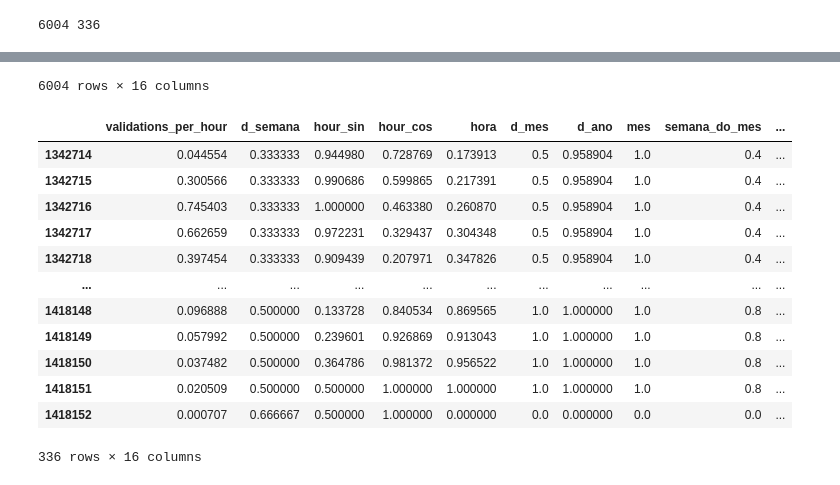
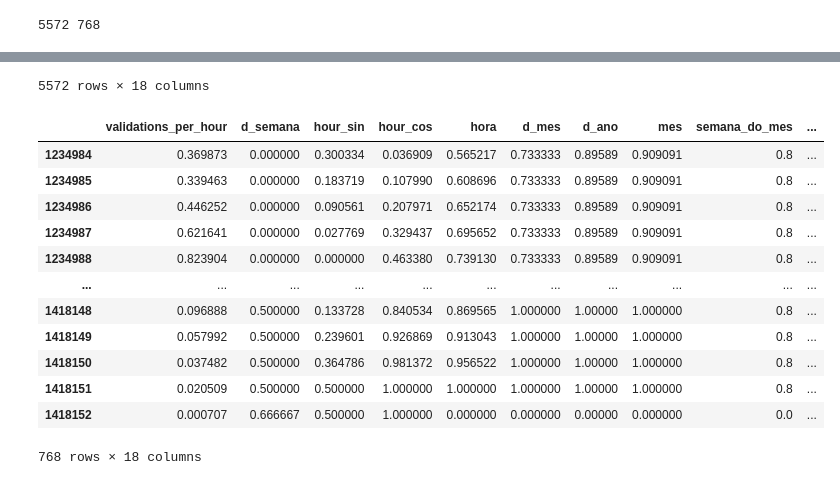
Before and after one commit to medeirosvictor/ds-mobilidade-urbana-fortaleza, a Jupyter notebook: PrevEmbarque-RedeNeural-ComoSerieTemporal.ipynb, the cells around one changed output, grey strips where cells are left out. Drawn from its saved outputs; the diff is of its cells as text; code cells hidden in the pictures.

```diff
--- a/PrevEmbarque-RedeNeural-ComoSerieTemporal.ipynb
+++ b/PrevEmbarque-RedeNeural-ComoSerieTemporal.ipynb
@@ -17,11 +53,15 @@ one_hot_encoder = OneHotEncoder(sparse=False)
 print('Quantidade de Linhas de Onibus', len(data.linha.unique()))
 
 busline_filter = 41
-df_dados = data.loc[data['linha'] == busline_filter]
+df_dados = data[(data['linha'] == busline_filter)] #& (data['mes'] < 12)
 encoded_model_data = df_dados.copy()
 encoded_model_data[['domingo','segunda', 'terca', 'quarta', 'quinta', 'sexta', 'sabado']] = one_hot_encoder.fit_transform(df_dados['d_semana'].values.reshape(-1,1))
 df_dados = encoded_model_data.copy()
+df_dados['feriado'] = [1 if any((x[0] == d and x[1] == m) for (_, d, m) in feriados) else 0 for x in list(zip(df_dados.d_mes, df_dados.mes))]
+df_dados['vespera_feriado'] = [1 if any((x[0] == d and x[1] == m) for (_, d, m) in vesperas) else 0 for x in list(zip(df_dados.d_mes, df_dados.mes))]
+
 display(df_dados)
+print(len(df_dados))
 # %% [output]
 Quantidade de Linhas de Onibus 404
 |  | linha | data_hora | validations_per_hour | d_semana | hour_sin | hour_cos | hora | d_mes | d_ano | ... |
@@ -40,5 +81,5 @@ Quantidade de Linhas de Onibus 404
 # %%
-feature_names = ['validations_per_hour','d_semana','hour_sin','hour_cos','hora','d_mes','d_ano','mes','semana_do_mes','domingo','segunda','terca','quarta','quinta','sexta','sabado']
+feature_names = ['validations_per_hour','d_semana','hour_sin','hour_cos','hora','d_mes','d_ano','mes','semana_do_mes','domingo','segunda','terca','quarta','quinta','sexta','sabado', 'feriado', 'vespera_feriado']
 df_dados_model = df_dados.filter(feature_names)
 
 display(df_dados_model)
@@ -88,6 +129,6 @@ plt.show()
 # %%
 time_steps = 168
-test_size = 168
+test_size = 600
 
 train_size = int(len(df_dados_model)-(test_size))
 train, test = df_dados_model.iloc[0:train_size], df_dados_model.iloc[(train_size-time_steps):len(df_dados_model)]
@@ -96,5 +137,5 @@ print(len(train), len(test))
 display(train)
 display(test)
 # %% [output]
-6004 336
+5572 768
 |  | validations_per_hour | d_semana | hour_sin | hour_cos | hora | d_mes | d_ano | mes | semana_do_mes | ... |
@@ -112,17 +153,17 @@ display(test)
-6004 rows × 16 columns
+5572 rows × 18 columns
 |  | validations_per_hour | d_semana | hour_sin | hour_cos | hora | d_mes | d_ano | mes | semana_do_mes | ... |
-| 1342714 | 0.044554 | 0.333333 | 0.944980 | 0.728769 | 0.173913 | 0.5 | 0.958904 | 1.0 | 0.4 | ... |
-| 1342715 | 0.300566 | 0.333333 | 0.990686 | 0.599865 | 0.217391 | 0.5 | 0.958904 | 1.0 | 0.4 | ... |
-| 1342716 | 0.745403 | 0.333333 | 1.000000 | 0.463380 | 0.260870 | 0.5 | 0.958904 | 1.0 | 0.4 | ... |
-| 1342717 | 0.662659 | 0.333333 | 0.972231 | 0.329437 | 0.304348 | 0.5 | 0.958904 | 1.0 | 0.4 | ... |
-| 1342718 | 0.397454 | 0.333333 | 0.909439 | 0.207971 | 0.347826 | 0.5 | 0.958904 | 1.0 | 0.4 | ... |
+| 1234984 | 0.369873 | 0.000000 | 0.300334 | 0.036909 | 0.565217 | 0.733333 | 0.89589 | 0.909091 | 0.8 | ... |
+| 1234985 | 0.339463 | 0.000000 | 0.183719 | 0.107990 | 0.608696 | 0.733333 | 0.89589 | 0.909091 | 0.8 | ... |
+| 1234986 | 0.446252 | 0.000000 | 0.090561 | 0.207971 | 0.652174 | 0.733333 | 0.89589 | 0.909091 | 0.8 | ... |
+| 1234987 | 0.621641 | 0.000000 | 0.027769 | 0.329437 | 0.695652 | 0.733333 | 0.89589 | 0.909091 | 0.8 | ... |
+| 1234988 | 0.823904 | 0.000000 | 0.000000 | 0.463380 | 0.739130 | 0.733333 | 0.89589 | 0.909091 | 0.8 | ... |
 | ... | ... | ... | ... | ... | ... | ... | ... | ... | ... | ... |
-| 1418148 | 0.096888 | 0.500000 | 0.133728 | 0.840534 | 0.869565 | 1.0 | 1.000000 | 1.0 | 0.8 | ... |
-| 1418149 | 0.057992 | 0.500000 | 0.239601 | 0.926869 | 0.913043 | 1.0 | 1.000000 | 1.0 | 0.8 | ... |
-| 1418150 | 0.037482 | 0.500000 | 0.364786 | 0.981372 | 0.956522 | 1.0 | 1.000000 | 1.0 | 0.8 | ... |
-| 1418151 | 0.020509 | 0.500000 | 0.500000 | 1.000000 | 1.000000 | 1.0 | 1.000000 | 1.0 | 0.8 | ... |
-| 1418152 | 0.000707 | 0.666667 | 0.500000 | 1.000000 | 0.000000 | 0.0 | 0.000000 | 0.0 | 0.0 | ... |
+| 1418148 | 0.096888 | 0.500000 | 0.133728 | 0.840534 | 0.869565 | 1.000000 | 1.00000 | 1.000000 | 0.8 | ... |
+| 1418149 | 0.057992 | 0.500000 | 0.239601 | 0.926869 | 0.913043 | 1.000000 | 1.00000 | 1.000000 | 0.8 | ... |
+| 1418150 | 0.037482 | 0.500000 | 0.364786 | 0.981372 | 0.956522 | 1.000000 | 1.00000 | 1.000000 | 0.8 | ... |
+| 1418151 | 0.020509 | 0.500000 | 0.500000 | 1.000000 | 1.000000 | 1.000000 | 1.00000 | 1.000000 | 0.8 | ... |
+| 1418152 | 0.000707 | 0.666667 | 0.500000 | 1.000000 | 0.000000 | 0.000000 | 0.00000 | 0.000000 | 0.0 | ... |
-336 rows × 16 columns
+768 rows × 18 columns
 # %%
 len(train.columns)
 # %% [output]
```
Also changed, not shown: parts of 18 cells of this notebook.
